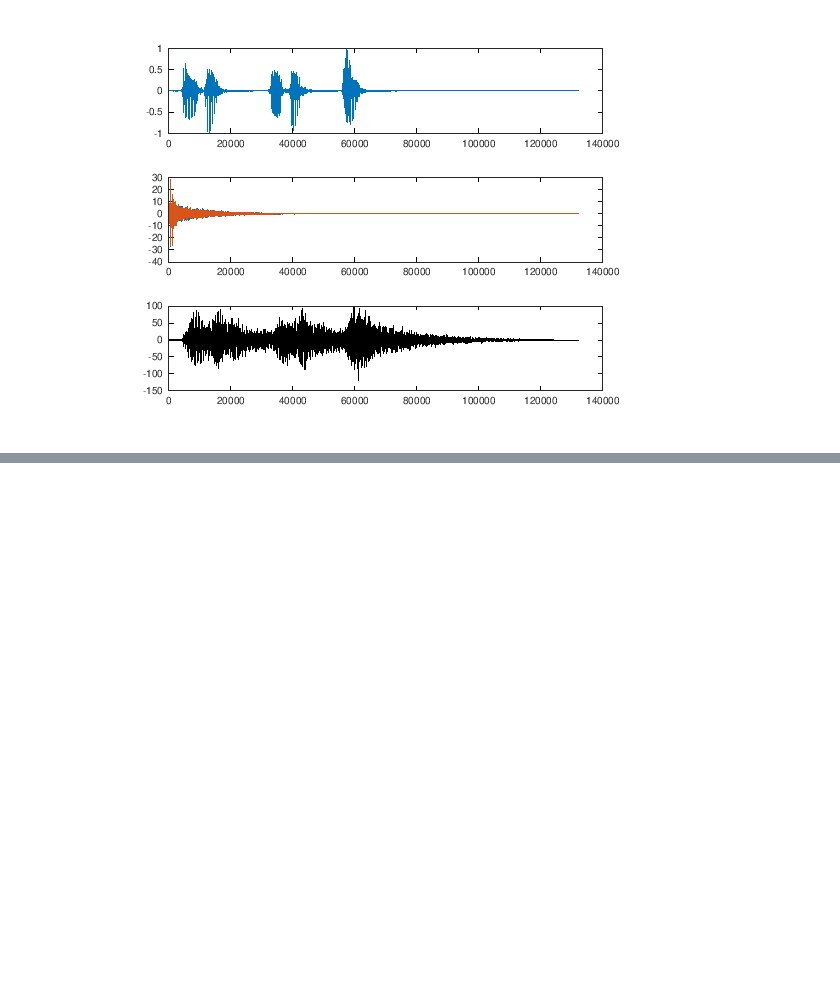
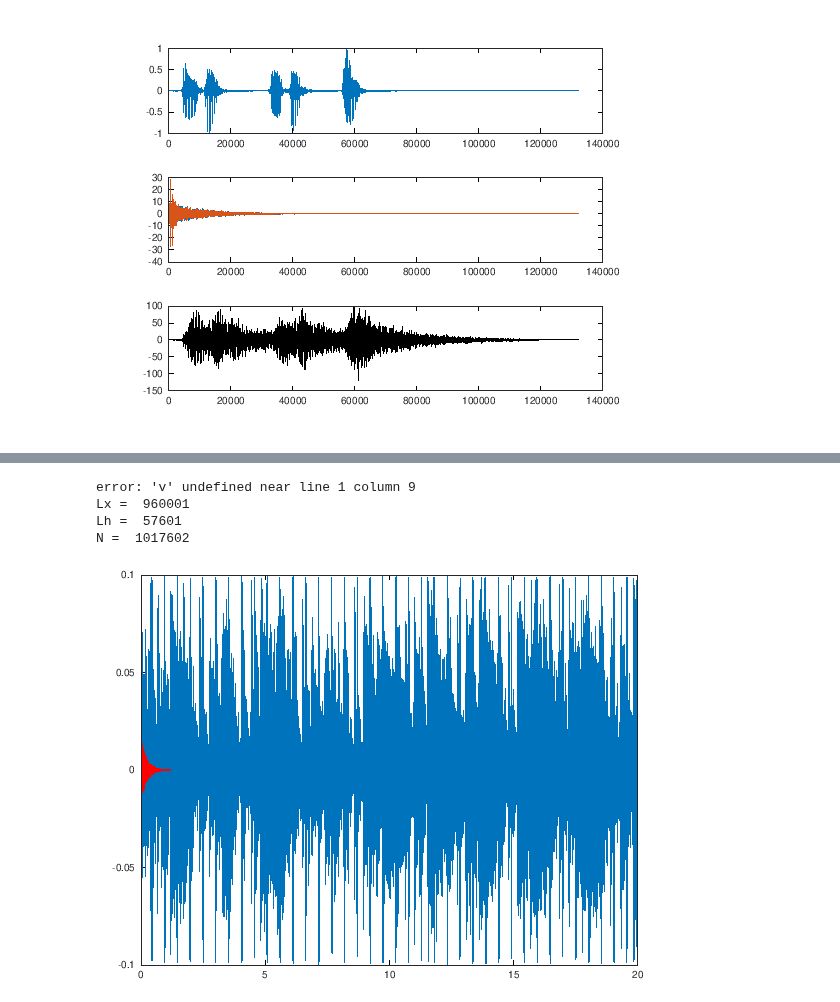
Before and after one commit to balaise31/Signal, a Jupyter notebook: discret/cours/notebooks/RIp1_reponse_impulsionnelle.ipynb, the cells around one changed output, grey strips where cells are left out. Saved outputs shown, nothing was run; the diff lists cells and outputs as text; code cells hidden in the pictures; blank space fills up the shorter version.

```diff
--- a/discret/cours/notebooks/RIp1_reponse_impulsionnelle.ipynb
+++ b/discret/cours/notebooks/RIp1_reponse_impulsionnelle.ipynb
@@ -329,3 +330,31 @@ y_par_fft = y_par_fft / mean(std(y_par_fft)) * std(x);
 audiowrite("RIp_y_fft.wav",y_par_fft,Fs)
 # %% [markdown]
 ![](https://image1.slideserve.com/2205031/algorithme-fft-radix-2-cooley-tuckey-19651-l.jpg)
+# %%
+clear all;
+
+[x, Fe] = audioread("./Daft_rock_n_roll.wav");
+x = x(Fe*40:60*Fe,:)/10;
+size(x);
+
+[h,Fs]=audioread("RIp_s3_r4_b.wav");
+start=3600;
+h = h(start:(start+1.2*Fs),:);
+h = h-mean(h);
+size(h);v
+
+Lx = length(x)
+Lh = length(h)
+N = Lx + Lh
+
+t=0:1/Fe:(N-1)/Fe;
+
+plot(t(1:Lx),x(:,1));
+hold on;
+plot(t(1:Lh),h(:,1),'r');
+# %% [output]
+error: 'v' undefined near line 1 column 9
+Lx =  960001
+Lh =  57601
+N =  1017602
+[figure, added]
```
Also changed, not shown: parts of 6 cells of this notebook, 6 other files.
